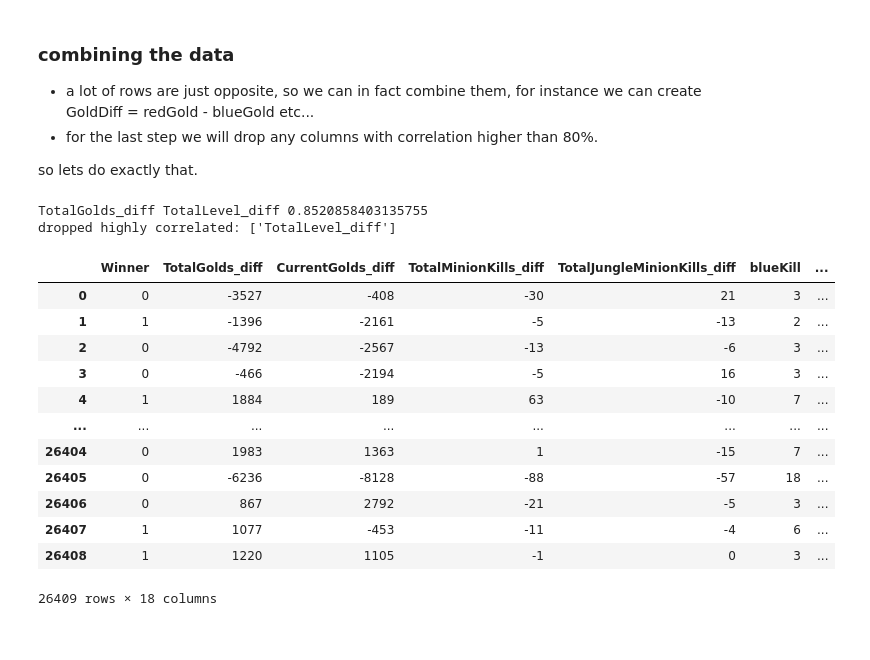
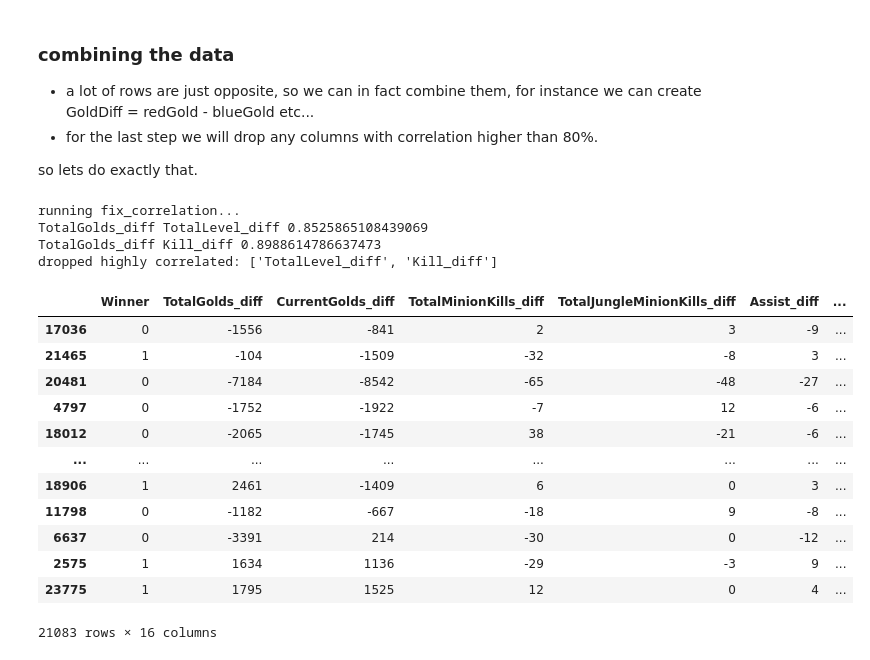
Before and after one commit to mike-tr/IntroToDS_Final, a Jupyter notebook: P3_league_win_predict.ipynb, the cells around one changed output. Cells and saved outputs as stored; diff of their text form; code cells hidden in the pictures.

```diff
--- a/P3_league_win_predict.ipynb
+++ b/P3_league_win_predict.ipynb
@@ -177,10 +166,25 @@ Accuracy: 73.29%
 # %%
-def remove_non_unique(data_set : pd.DataFrame):
-    drop = []
+from sklearn.base import BaseEstimator, TransformerMixin
+
+def remove_non_unique(data_set : pd.DataFrame, log : False):
+    drop = ["blueDeath" , "redDeath"]
     for column in data_set.columns:
         if len(data_set[column].unique()) == 1:
             drop.append(column)
-    print("dropped",drop)
+    if log:
+        print("dropped",drop)
     return data_set.drop(drop, axis=1)
-league_data_modified = remove_non_unique(league_data)
+
+class CleanData(BaseEstimator, TransformerMixin):
+    def __init__(self, log = False):
+        self.log = log
+    def fit(self, X):
+        return self
+    def transform(self, X):
+        if self.log:
+            print("running Cleaner...")
+        return remove_non_unique(X, self.log)
+
+cleanClass = CleanData(log=True)
+train_set_copy = cleanClass.transform(train_set)
 # %% [output]
@@ -248,36 +267,52 @@ so lets do exactly that.
 # %%
 def combine_data(data_set : pd.DataFrame, pre1 : str, pre2 : str, ignore):
     data_new = data_set.copy()
     drop = []
     for column in data_set.columns:
         if column.startswith(pre2) or not column.startswith(pre1):
             continue
         if column in ignore:
             continue
         label = column[len(pre1):]
         column_other = pre2 + label
         if column_other not in data_set.columns:
             continue
         data_new[column] -= data_new[column_other]
         data_new = data_new.rename(columns={column: label + "_diff"})
         drop.append(column_other)
     return data_new.drop(drop, axis=1)
-league_data_modified3 = combine_data(league_data_modified2, "blue", "red", ["Winner"])
-league_data_modified3 = remove_correlated(league_data_modified3, 0.8, "Winner")
+
+class ColumnMerger(BaseEstimator, TransformerMixin):
+    def __init__(self, pre1 : str, pre2 : str, ignore):
+        self.pre1 = pre1
+        self.pre2 = pre2
+        self.ignore = ignore
+    def fit(self, X):
+        return self
+    def transform(self, X):
+        return combine_data(X, self.pre1, self.pre2, self.ignore)
+
+columnMerger = ColumnMerger("blue", "red", ["Winner"])
+cor_fixer2 = FixCorrelation(0.8, ["Winner"], True)
+
+league_data_modified3 = columnMerger.transform(league_data_modified2)
+league_data_modified3 = cor_fixer2.transform(league_data_modified3)
 league_data_modified3
 # %% [output]
-TotalGolds_diff TotalLevel_diff 0.8520858403135755
-dropped highly correlated: ['TotalLevel_diff']
+running fix_correlation...
+TotalGolds_diff TotalLevel_diff 0.8525865108439069
+TotalGolds_diff Kill_diff 0.8988614786637473
+dropped highly correlated: ['TotalLevel_diff', 'Kill_diff']
-|  | Winner | TotalGolds_diff | CurrentGolds_diff | TotalMinionKills_diff | TotalJungleMinionKills_diff | blueKill | ... |
-| 0 | 0 | -3527 | -408 | -30 | 21 | 3 | ... |
-| 1 | 1 | -1396 | -2161 | -5 | -13 | 2 | ... |
-| 2 | 0 | -4792 | -2567 | -13 | -6 | 3 | ... |
-| 3 | 0 | -466 | -2194 | -5 | 16 | 3 | ... |
-| 4 | 1 | 1884 | 189 | 63 | -10 | 7 | ... |
+|  | Winner | TotalGolds_diff | CurrentGolds_diff | TotalMinionKills_diff | TotalJungleMinionKills_diff | Assist_diff | ... |
+| 17036 | 0 | -1556 | -841 | 2 | 3 | -9 | ... |
+| 21465 | 1 | -104 | -1509 | -32 | -8 | 3 | ... |
+| 20481 | 0 | -7184 | -8542 | -65 | -48 | -27 | ... |
+| 4797 | 0 | -1752 | -1922 | -7 | 12 | -6 | ... |
+| 18012 | 0 | -2065 | -1745 | 38 | -21 | -6 | ... |
 | ... | ... | ... | ... | ... | ... | ... | ... |
-| 26404 | 0 | 1983 | 1363 | 1 | -15 | 7 | ... |
-| 26405 | 0 | -6236 | -8128 | -88 | -57 | 18 | ... |
-| 26406 | 0 | 867 | 2792 | -21 | -5 | 3 | ... |
-| 26407 | 1 | 1077 | -453 | -11 | -4 | 6 | ... |
-| 26408 | 1 | 1220 | 1105 | -1 | 0 | 3 | ... |
+| 18906 | 1 | 2461 | -1409 | 6 | 0 | 3 | ... |
+| 11798 | 0 | -1182 | -667 | -18 | 9 | -8 | ... |
+| 6637 | 0 | -3391 | 214 | -30 | 0 | -12 | ... |
+| 2575 | 1 | 1634 | 1136 | -29 | -3 | 9 | ... |
+| 23775 | 1 | 1795 | 1525 | 12 | 0 | 4 | ... |
-26409 rows × 18 columns
+21083 rows × 16 columns
```
Also changed, not shown: parts of 44 cells of this notebook.
